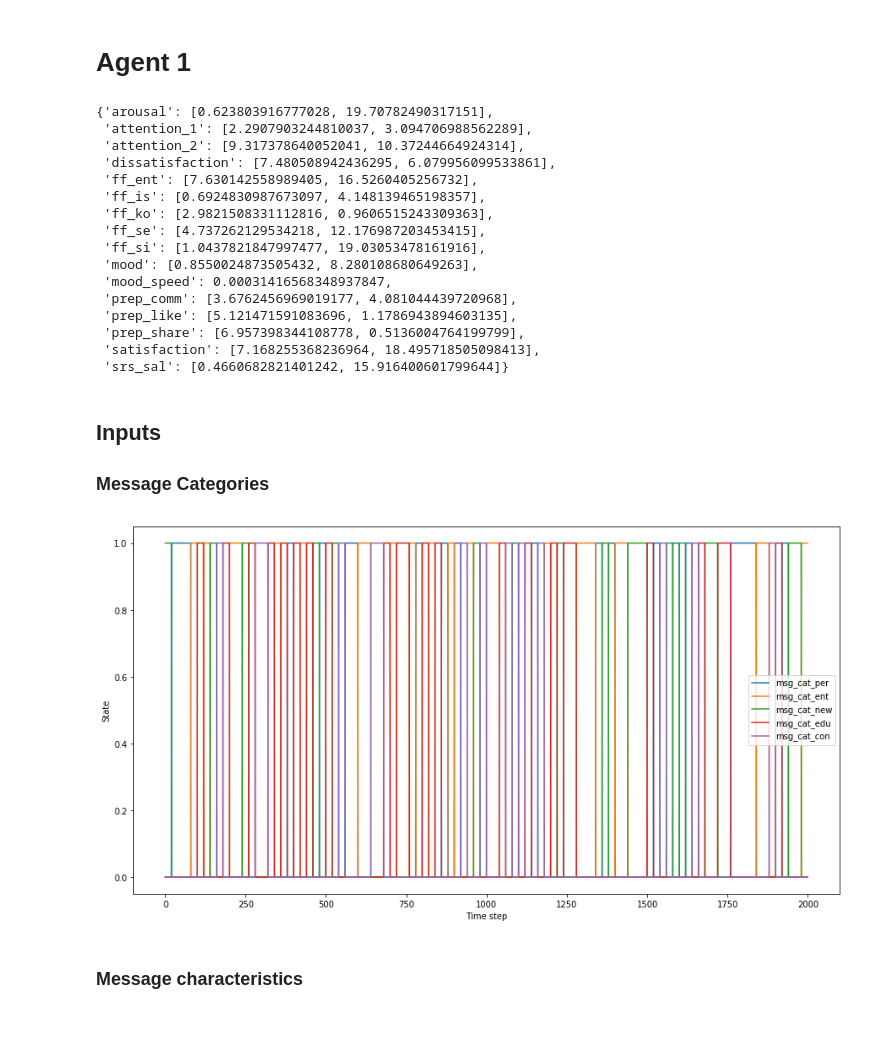
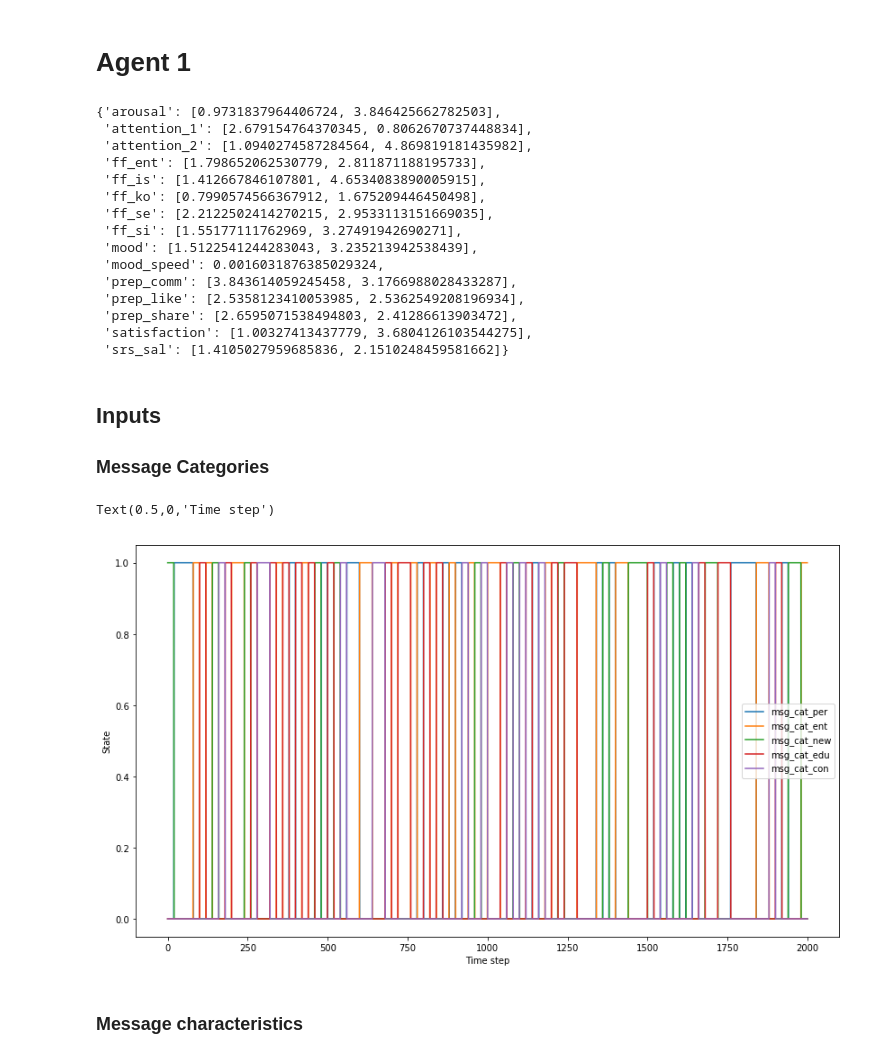
Before and after one commit to ericinlinux/sharing_behavior, a Jupyter notebook: 3_Parameter_tuning.ipynb, the cells around one changed output. Cells and saved outputs as stored; diff of their text form; code cells hidden in the pictures; blank space fills up the shorter version.

```diff
--- a/3_Parameter_tuning.ipynb
+++ b/3_Parameter_tuning.ipynb
@@ -33,0 +23,6 @@ plt.plot(cost_hist)
+# %%
+t0 = time.time()
+parameters, cost_hist, parameters_hist = sa.parameter_tuning()
+t1 = time.time()
+total = t1-t0
+print('Total time spent: ', total)
@@ -45,11 +63,2 @@ with open('pickle/parameters_hist.txt', 'wb') as fp:
 # %% [markdown]
 ## Loading simulated annealing results
-# %%
-with open ('pickle/parameters.txt', 'rb') as fp:
-    parameters = pickle.load(fp)
-
-with open ('pickle/cost_hist.txt', 'rb') as fp:
-    cost_hist = pickle.load(fp)
-
-with open ('pickle/parameters_hist.txt', 'rb') as fp:
-    parameters_hist = pickle.load(fp)
@@ -112,33 +164,33 @@ inputsDF, parameters = model.run_message_sequence(messages1.values, a1_traits,pa
 # %%
 parameters
 # %% [output]
-{'arousal': [0.623803916777028, 19.70782490317151],
- 'attention_1': [2.2907903244810037, 3.094706988562289],
- 'attention_2': [9.317378640052041, 10.37244664924314],
- 'dissatisfaction': [7.480508942436295, 6.079956099533861],
- 'ff_ent': [7.630142558989405, 16.5260405256732],
- 'ff_is': [0.6924830987673097, 4.148139465198357],
- 'ff_ko': [2.9821508331112816, 0.9606515243309363],
- 'ff_se': [4.737262129534218, 12.176987203453415],
- 'ff_si': [1.0437821847997477, 19.03053478161916],
- 'mood': [0.8550024873505432, 8.280108680649263],
- 'mood_speed': 0.00031416568348937847,
- 'prep_comm': [3.6762456969019177, 4.081044439720968],
- 'prep_like': [5.121471591083696, 1.1786943894603135],
- 'prep_share': [6.957398344108778, 0.5136004764199799],
- 'satisfaction': [7.168255368236964, 18.495718505098413],
- 'srs_sal': [0.4660682821401242, 15.916400601799644]}
+{'arousal': [0.9731837964406724, 3.846425662782503],
+ 'attention_1': [2.679154764370345, 0.8062670737448834],
+ 'attention_2': [1.0940274587284564, 4.869819181435982],
+ 'ff_ent': [1.798652062530779, 2.811871188195733],
+ 'ff_is': [1.412667846107801, 4.6534083890005915],
+ 'ff_ko': [0.7990574566367912, 1.675209446450498],
+ 'ff_se': [2.2122502414270215, 2.9533113151669035],
+ 'ff_si': [1.55177111762969, 3.27491942690271],
+ 'mood': [1.5122541244283043, 3.235213942538439],
+ 'mood_speed': 0.0016031876385029324,
+ 'prep_comm': [3.843614059245458, 3.1766988028433287],
+ 'prep_like': [2.5358123410053985, 2.5362549208196934],
+ 'prep_share': [2.6595071538494803, 2.41286613903472],
+ 'satisfaction': [1.00327413437779, 3.6804126103544275],
+ 'srs_sal': [1.4105027959685836, 2.1510248459581662]}
 # %% [markdown]
 ## Inputs
 
 ### Message Categories
 # %%
-inputsDF[['msg_cat_per', 'msg_cat_ent', 'msg_cat_new', 'msg_cat_edu', 'msg_cat_con']].plot()
+inputsDF[['msg_cat_per', 'msg_cat_ent', 'msg_cat_new', 'msg_cat_edu', 'msg_cat_con']].plot(figsize=((14,8)))
 plt.ylabel('State')
 plt.xlabel('Time step')
-plt.rcParams["figure.figsize"] = (15,8)
+#plt.rcParams["figure.figsize"] = (15,8)
 # %% [output]
+Text(0.5,0,'Time step')
-[figure, old version]
+[figure, new version]
 # %% [markdown]
 ### Message characteristics
 # %%
```
Also changed, not shown: parts of 41 cells of this notebook, 9 other files.
